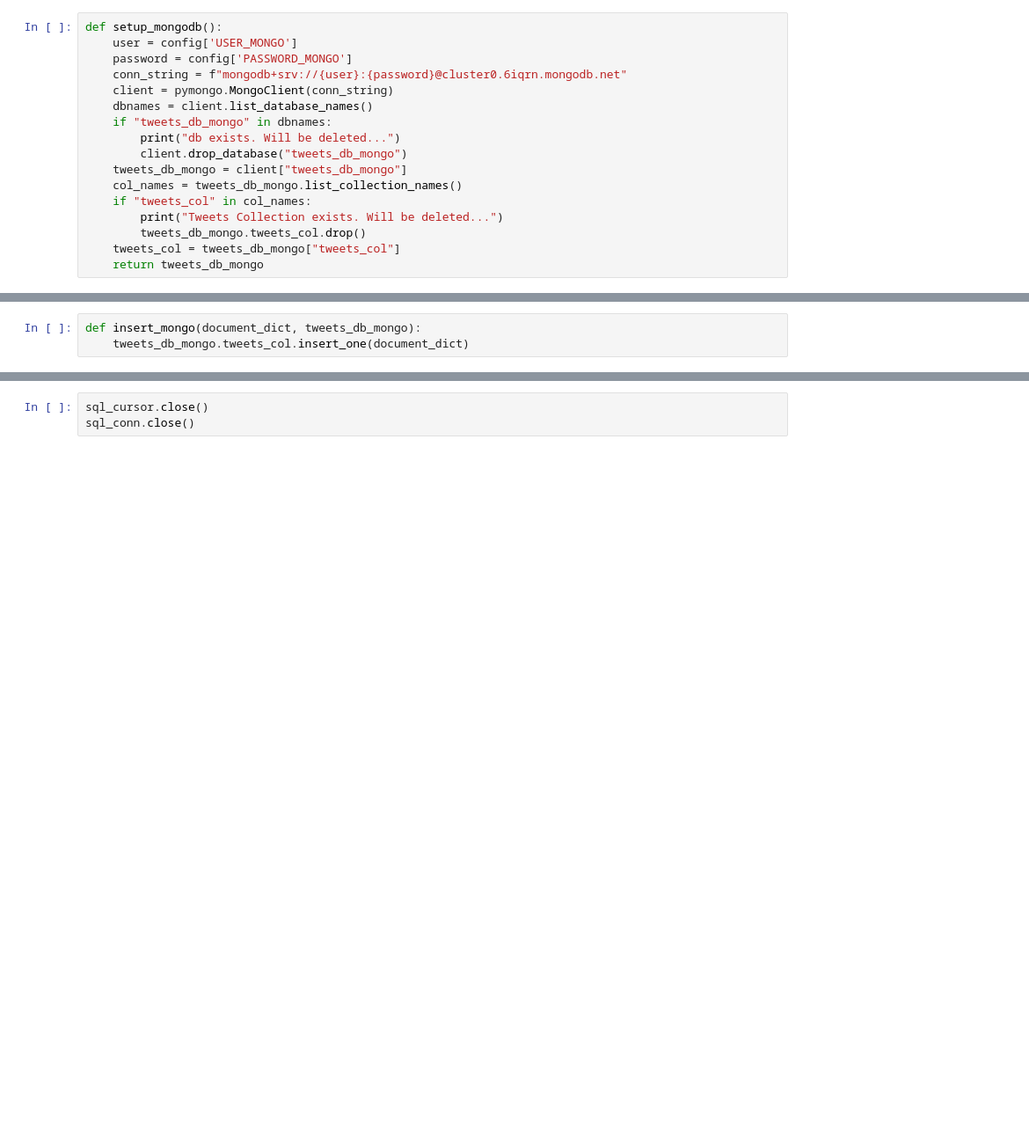
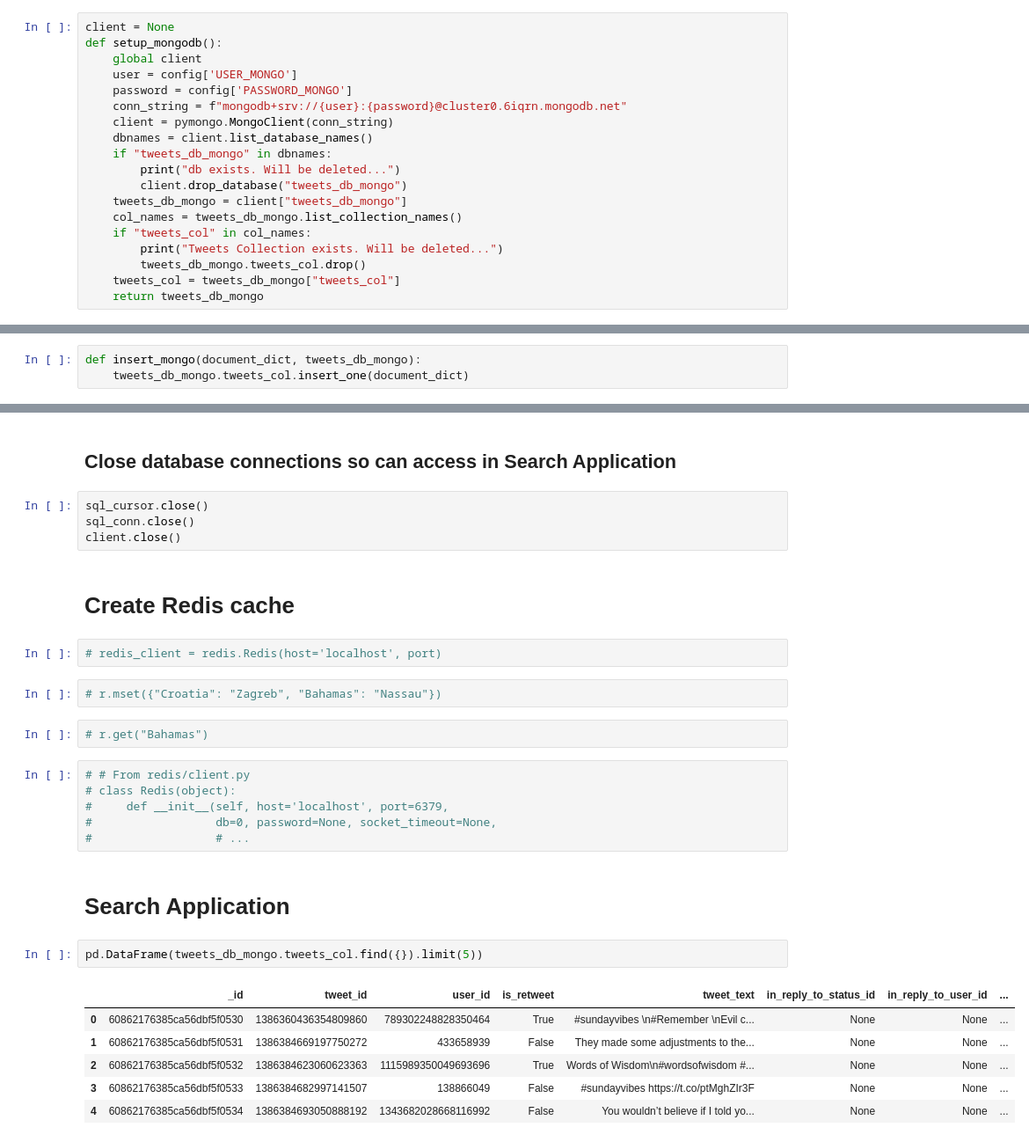
Before and after one commit to yanbronshtein/DataManagementFinalProject_Repo, a Jupyter notebook: group6_twitter_proj.ipynb, the cells around one changed output, grey strips where cells are left out. Shown at 88% size. Drawn from its saved outputs; the diff is of its cells as text; blank space fills up the shorter version.

Commit message:
Created initial GUI for search application

```diff
--- a/group6_twitter_proj.ipynb
+++ b/group6_twitter_proj.ipynb
@@ -92,5 +105,7 @@ sql_conn, sql_cursor = setup_mysql()
 # %%
+client = None
 def setup_mongodb():
+    global client
     user = config['USER_MONGO']
     password = config['PASSWORD_MONGO']
     conn_string = f"mongodb+srv://{user}:{password}@cluster0.6iqrn.mongodb.net"
@@ -216,3 +295,31 @@ store_data_mongo_mysql(json_one_tweet, sql_conn, sql_cursor, tweets_db_mongo)
+# %% [markdown]
+## Close database connections so can access in Search Application
 # %%
 sql_cursor.close()
 sql_conn.close()
+client.close()
+# %% [markdown]
+# Create Redis cache
+# %%
+# redis_client = redis.Redis(host='localhost', port)
+# %%
+# r.mset({"Croatia": "Zagreb", "Bahamas": "Nassau"})
+# %%
+# r.get("Bahamas")
+# %%
+# # From redis/client.py
+# class Redis(object):
+#     def __init__(self, host='localhost', port=6379,
+#                  db=0, password=None, socket_timeout=None,
+#                  # ...
+# %% [markdown]
+# Search Application
+# %%
+pd.DataFrame(tweets_db_mongo.tweets_col.find({}).limit(5))
+# %% [output]
+|  | _id | tweet_id | user_id | is_retweet | tweet_text | in_reply_to_status_id | in_reply_to_user_id | ... |
+| 0 | 60862176385ca56dbf5f0530 | 1386360436354809860 | 789302248828350464 | True | #sundayvibes \n#Remember \nEvil c... | None | None | ... |
+| 1 | 60862176385ca56dbf5f0531 | 1386384669197750272 | 433658939 | False | They made some adjustments to the... | None | None | ... |
+| 2 | 60862176385ca56dbf5f0532 | 1386384623060623363 | 1115989350049693696 | True | Words of Wisdom\n#wordsofwisdom #... | None | None | ... |
+| 3 | 60862176385ca56dbf5f0533 | 1386384682997141507 | 138866049 | False | #sundayvibes https://t.co/ptMghZIr3F | None | None | ... |
+| 4 | 60862176385ca56dbf5f0534 | 1386384693050888192 | 1343682028668116992 | False | You wouldn’t believe if I told yo... | None | None | ... |
```
Also changed, not shown: parts of 23 cells of this notebook, 3 other files.
